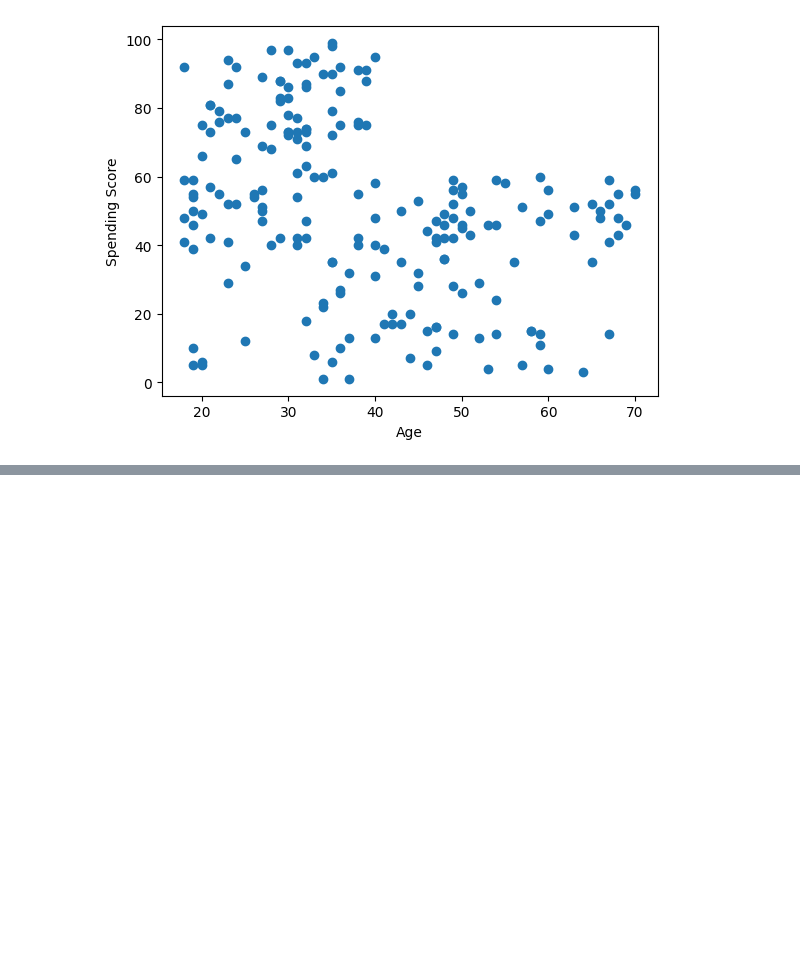
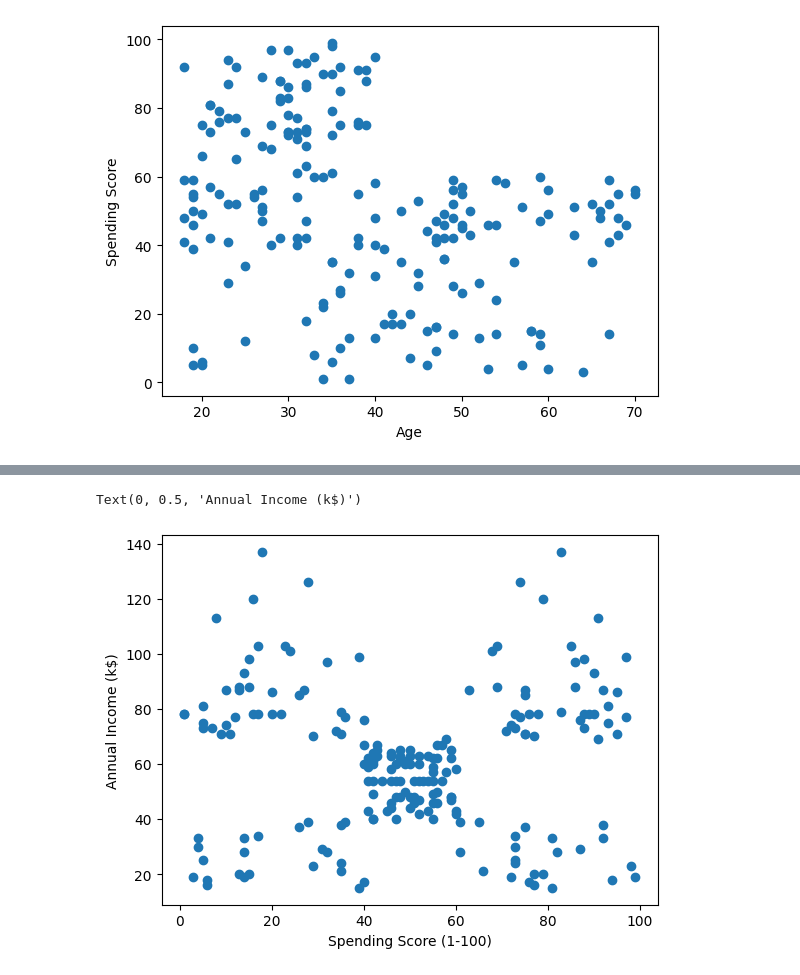
Before and after one commit to DenisRuparel/CodeUnnati-ML-Workshop, a Jupyter notebook: K-Means.ipynb, the cells around one changed output, grey strips where cells are left out. Drawn from its saved outputs; the diff is of its cells as text; code cells hidden in the pictures; blank space fills up the shorter version.

```diff
--- a/K-Means.ipynb
+++ b/K-Means.ipynb
@@ -38,0 +46,7 @@ plt.show()
+# %%
+plt.scatter(df['Spending Score (1-100)'], df['Annual Income (k$)'])
+plt.xlabel("Spending Score (1-100)")
+plt.ylabel("Annual Income (k$)")
+# %% [output]
+Text(0, 0.5, 'Annual Income (k$)')
+[figure, added]
```
Also changed, not shown: parts of 1 cell of this notebook.
